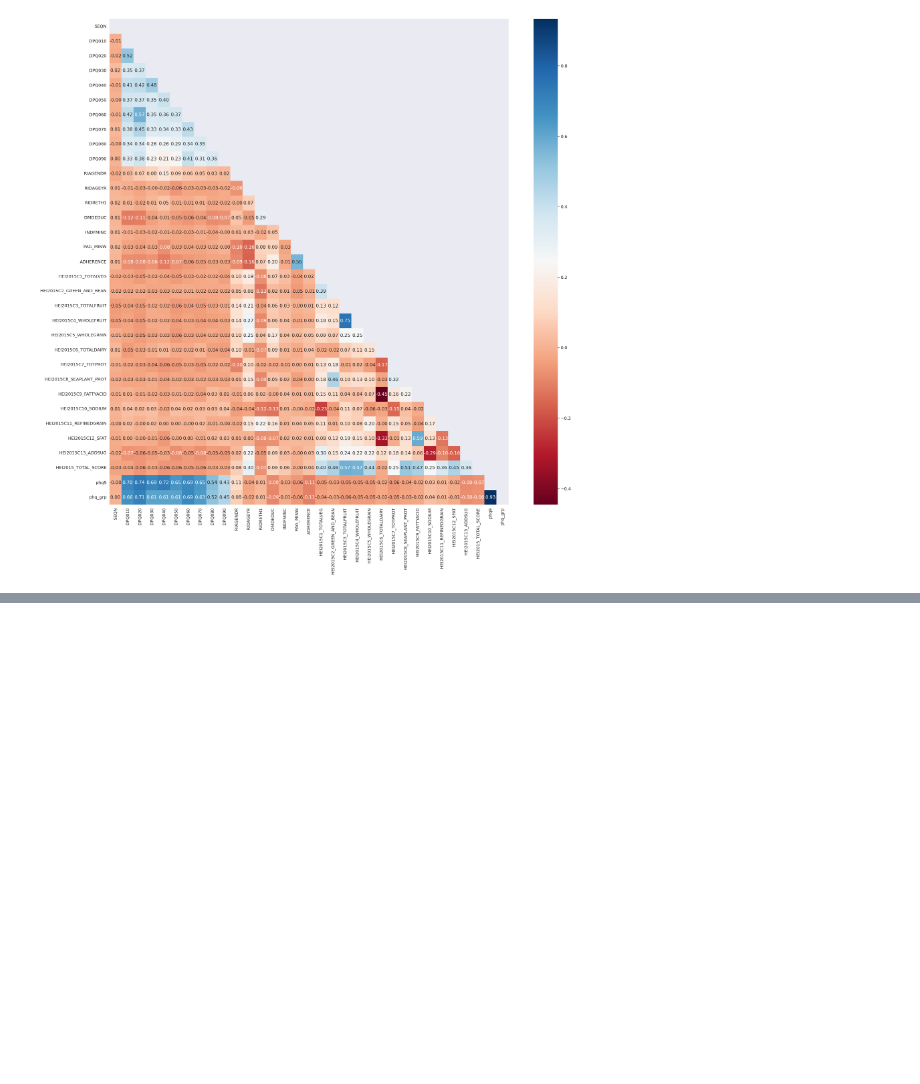
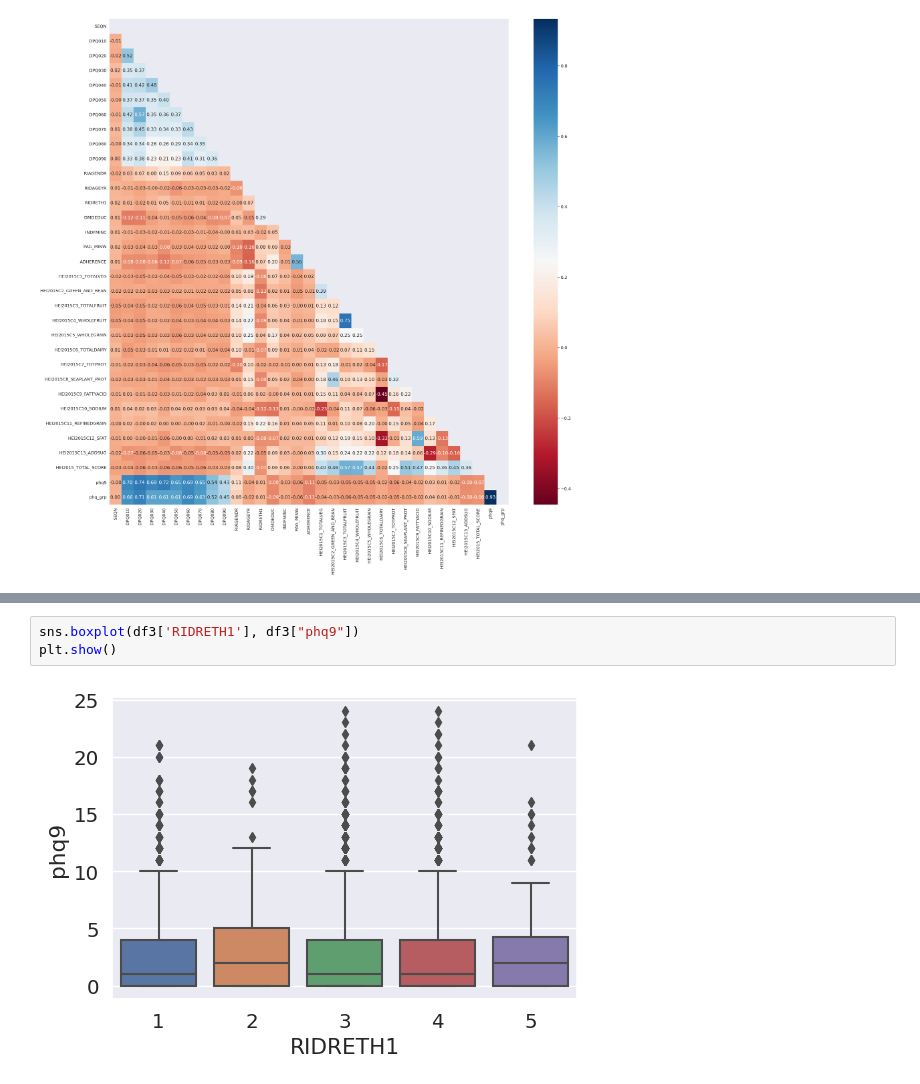
Before and after one commit to casjunior93/Desafio-Tera-Inferencia, a Jupyter notebook: DesafioTera.ipynb, the cells around one changed output, grey strips where cells are left out. Drawn from its saved outputs; the diff is of its cells as text; blank space fills up the shorter version.

```diff
--- a/DesafioTera.ipynb
+++ b/DesafioTera.ipynb
@@ -363,0 +387,5 @@ plt.show()
+# %%
+sns.boxplot(df3['RIDRETH1'], df3["phq9"])
+plt.show()
+# %% [output]
+[figure, added]
```
Also changed, not shown: parts of 41 cells of this notebook.
